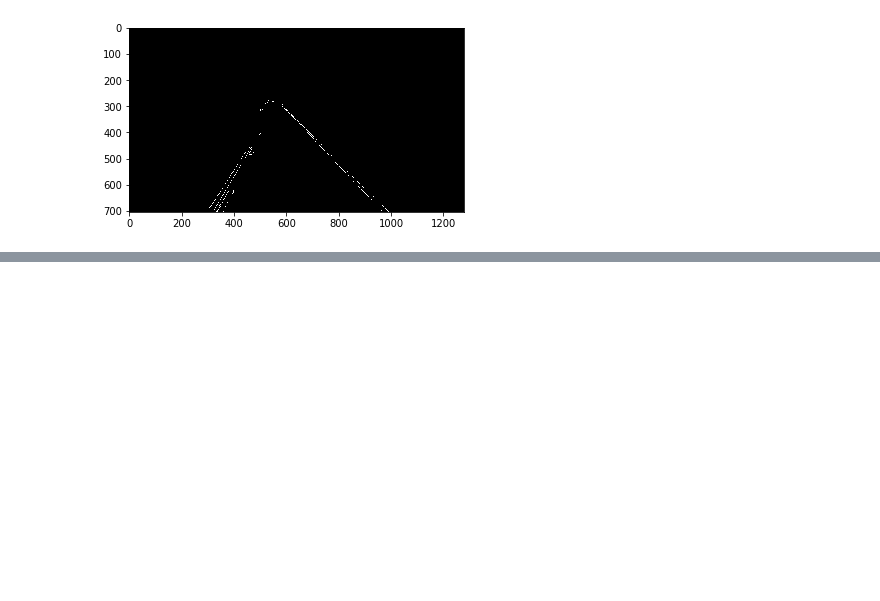
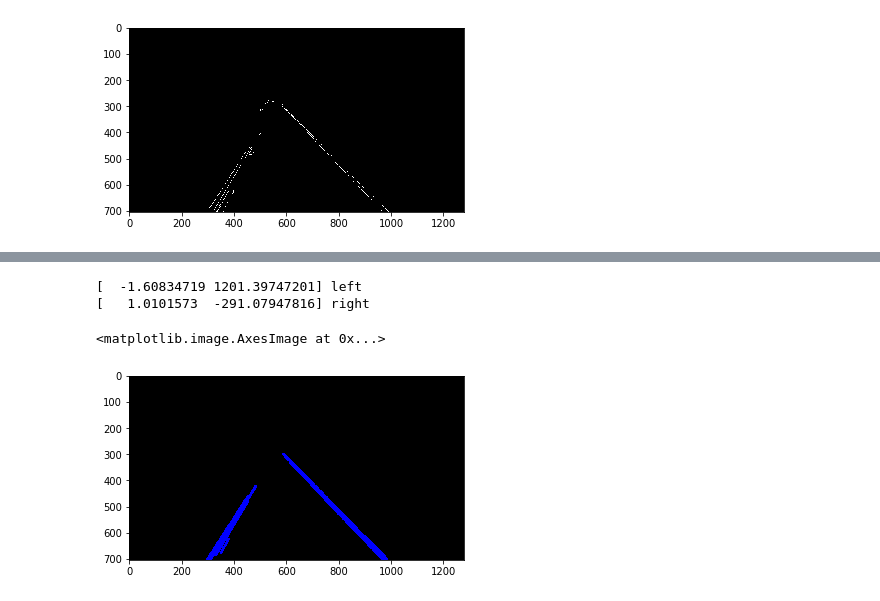
Before and after one commit to YasirHabib/The-Complete-Self-Driving-Car-Course---Applied-Deep-Learning, a Jupyter notebook: finding_lane_lines_opencv.ipynb, the cells around one changed output, grey strips where cells are left out. Drawn from its saved outputs; the diff is of its cells as text; code cells hidden in the pictures; blank space fills up the shorter version.

```diff
--- a/finding_lane_lines_opencv.ipynb
+++ b/finding_lane_lines_opencv.ipynb
@@ -87,0 +140,51 @@ plt.imshow(cropped_image, cmap='gray')
+# %%
+left_fit = []
+right_fit = []
+lines = cv2.HoughLinesP(cropped_image, 2, np.pi/180, 100, np.array([]), minLineLength=40, maxLineGap=5)
+for line in lines:
+  x1, y1, x2, y2 = line.reshape(4)
+  parameters = np.polyfit((x1,x2), (y1,y2), 1)
+  slope, intercept = parameters
+
+  if slope < 0:
+    left_fit.append((slope, intercept))
+  else:
+    right_fit.append((slope, intercept))
+
+left_fit_average = np.average(left_fit, axis=0)
+right_fit_average = np.average(right_fit, axis=0)
+
+print(left_fit_average, 'left')
+print(right_fit_average, 'right')
+
+slope, intercept = left_fit_average
+y1 = colored_image.shape[0]
+y2 = int(y1*(3/5))
+x1 = int((y1-intercept)/slope)
+x2 = int((y2-intercept)/slope)
+left = np.array([x1, y1, x2, y2])
+
+slope, intercept = right_fit_average
+y1 = colored_image.shape[0]
+y2 = int(y1*(3/5))
+x1 = int((y1-intercept)/slope)
+x2 = int((y2-intercept)/slope)
+right = np.array([x1, y1, x2, y2])
+# %% [output]
+[  -1.60834719 1201.39747201] left
+[   1.0101573  -291.07947816] right
+# %%
+lines = np.array([left, right])
+# print(lines)
+# [[309 704 484 422]
+#  [985 704 705 422]]
+
+# print(lines.shape)                (2, 4)
+
+for x1, y1, x2, y2 in lines:
+  cv2.line(line_image, (x1,y1), (x2,y2), (0,0,255), 10)      # RGB so blue color, line thickness = 10
+
+plt.imshow(line_image)
+# %% [output]
+<matplotlib.image.AxesImage at 0x...>
+[figure, added]
```
Also changed, not shown: parts of 7 cells of this notebook.
